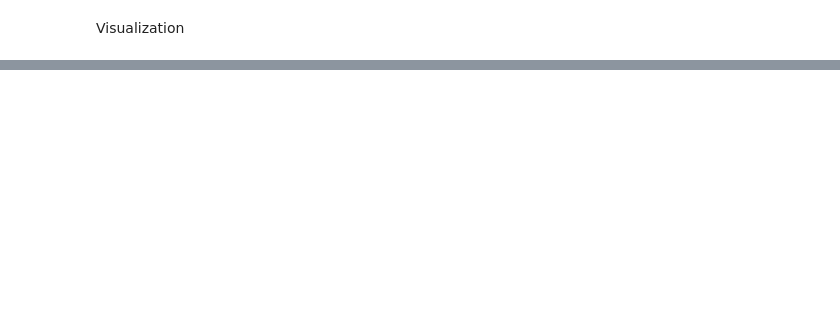
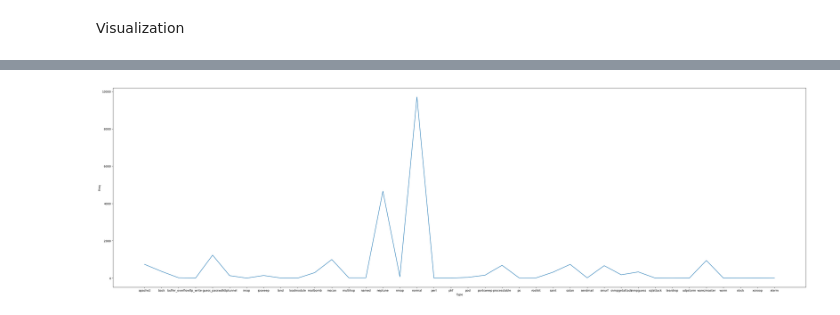
Before and after one commit to vark1623/IDSwithNeuralNet, a Jupyter notebook: Untitled0.ipynb, the cells around one changed output, grey strips where cells are left out. Drawn from its saved outputs; the diff is of its cells as text; code cells hidden in the pictures; blank space fills up the shorter version.

```diff
--- a/Untitled0.ipynb
+++ b/Untitled0.ipynb
@@ -32,0 +43,3 @@ Warning: Total number of columns (42) exceeds max_columns (20) limiting to first
+# %%
+from google.colab import files
+uploaded = files.upload()
@@ -32,0 +49,9 @@ Warning: Total number of columns (42) exceeds max_columns (20) limiting to first
+# %%
+fd = pd.read_csv(io.BytesIO(uploaded['KDDTest+ (3).csv']), header = None)
+print("Read {} rows.".format(len(fd)))
+
+fd.dropna(inplace = True, axis = 1)
+
+fd.columns = ['duration', 'protocol_type', 'service', 'flag', 'src_bytes', 'dst_bytes', 'land', 'wrong_fragment', 'urgent', 'hot', 'num_failed_logins', 'logged_in', 'num_compromised', 'root_shell', 'su_attempted', 'num_root', 'num_file_creations', 'nums_shells', 'num_access_files', 'num_outbound_cmds', 'is_host_login', 'is_guest_login', 'count', 'srv_count', 'serror_rate', 'srv_serror_rate', 'rerror_rate', 'srv_rerror_rate', 'same_srv_rate', 'diff_srv_rate', 'srv_diff_host_rate', 'dst_host_count', 'dst_host_srv_count', 'dst_host_same_srv_rate', 'dst_host_diff_srv_rate', 'dst_host_same_src_port_rate', 'dst_host_srv__diff_host_rate', 'dst_host_serror_rate', 'dst_host_srv_serror_rate', 'dst_host_rerror_rate', 'dst_host_srv_rerror_rate', 'outcome']
+
+fd[0:10]
@@ -191,0 +258,11 @@ plt.show()
+# %%
+plt.rcParams["figure.figsize"] = [35, 10.50]
+plt.rcParams["figure.autolayout"] = True
+fig = plt.figure()
+plt.plot(fd.groupby('outcome')['outcome'].count())
+plt.xlabel("Type")
+plt.ylabel("Freq")
+fig.subplots_adjust(bottom = 0.1)
+plt.show()
+# %% [output]
+[figure, added]
```
Also changed, not shown: parts of 13 cells of this notebook.
